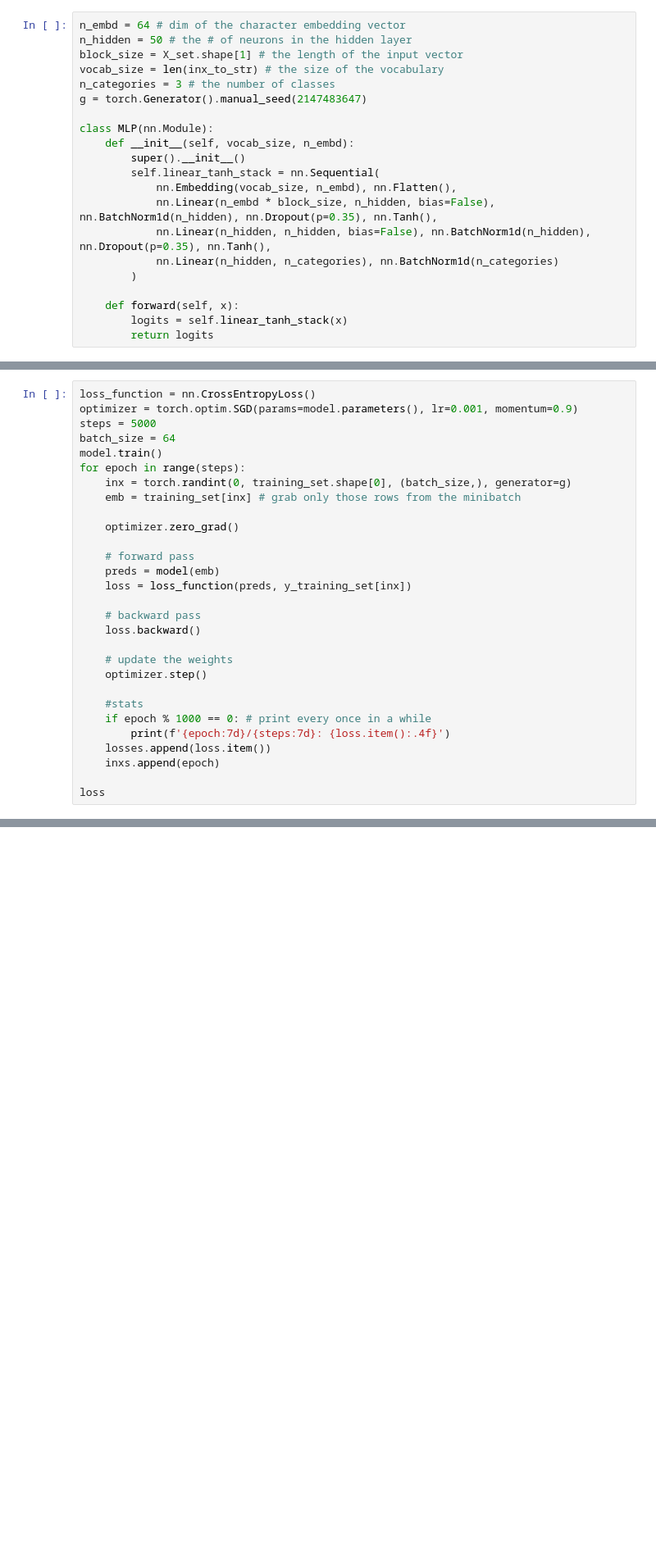
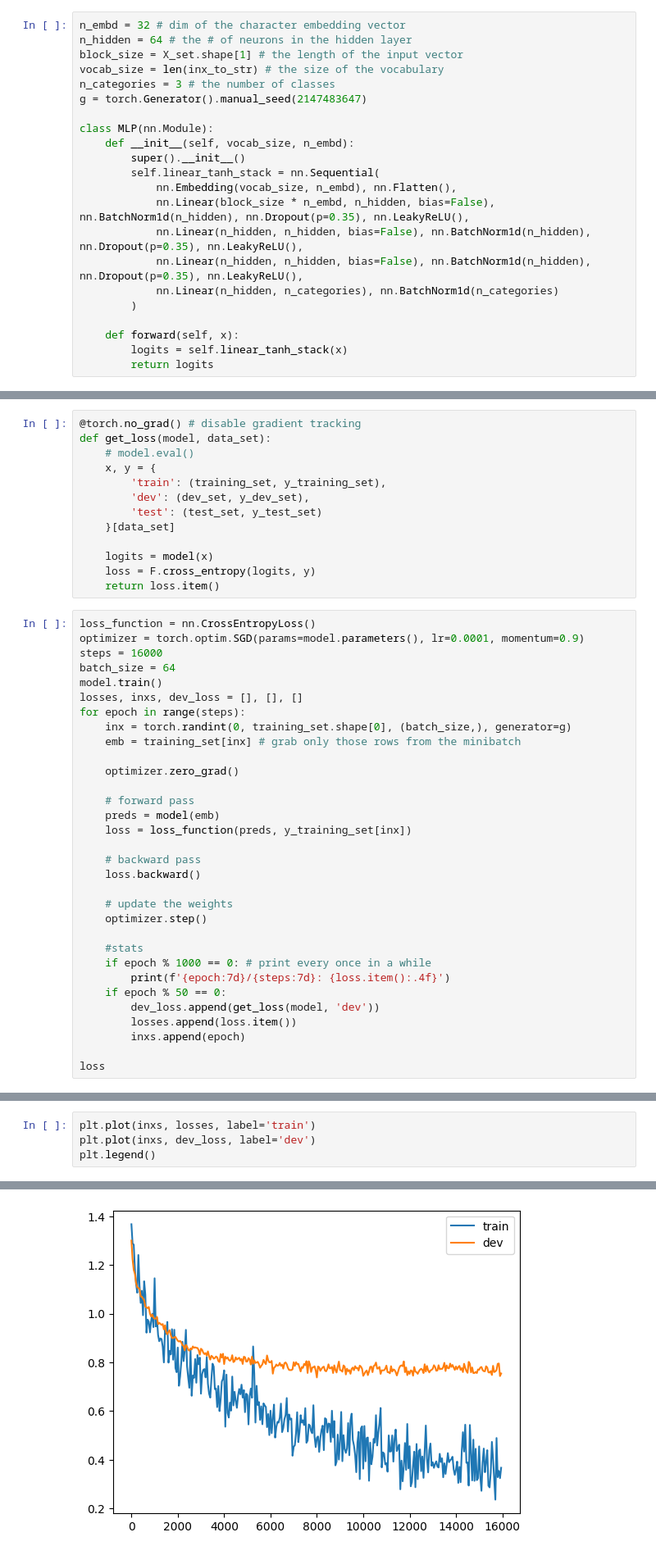
Before and after one commit to adamj34/neural_nets_AK, a Jupyter notebook: sentiment/sentiment_analysis.ipynb, the cells around one changed output, grey strips where cells are left out. Shown: that part at 82% size. Drawn from its saved outputs; the diff is of its cells as text; blank space fills up the shorter version.

```diff
--- a/sentiment/sentiment_analysis.ipynb
+++ b/sentiment/sentiment_analysis.ipynb
@@ -108,8 +108,8 @@ y_test_set = Y_set[train_range+dev_range:]
 
 assert training_set.nelement() + dev_set.nelement() + test_set.nelement() == X_set.nelement(), "Bad split"
 # %%
-n_embd = 64 # dim of the character embedding vector
-n_hidden = 50 # the # of neurons in the hidden layer
+n_embd = 32 # dim of the character embedding vector
+n_hidden = 64 # the # of neurons in the hidden layer
 block_size = X_set.shape[1] # the length of the input vector
 vocab_size = len(inx_to_str) # the size of the vocabulary
 n_categories = 3 # the number of classes
@@ -120,8 +120,9 @@ class MLP(nn.Module):
         super().__init__()
         self.linear_tanh_stack = nn.Sequential(
             nn.Embedding(vocab_size, n_embd), nn.Flatten(),
-            nn.Linear(n_embd * block_size, n_hidden, bias=False), nn.BatchNorm1d(n_hidden), nn.Dropout(p=0.35), nn.Tanh(),
-            nn.Linear(n_hidden, n_hidden, bias=False), nn.BatchNorm1d(n_hidden), nn.Dropout(p=0.35), nn.Tanh(),
+            nn.Linear(block_size * n_embd, n_hidden, bias=False), nn.BatchNorm1d(n_hidden), nn.Dropout(p=0.35), nn.LeakyReLU(),
+            nn.Linear(n_hidden, n_hidden, bias=False), nn.BatchNorm1d(n_hidden), nn.Dropout(p=0.35), nn.LeakyReLU(),
+            nn.Linear(n_hidden, n_hidden, bias=False), nn.BatchNorm1d(n_hidden), nn.Dropout(p=0.35), nn.LeakyReLU(),
             nn.Linear(n_hidden, n_categories), nn.BatchNorm1d(n_categories)
         )
 
@@ -157,9 +160,23 @@ losses, inxs = [], []
+# %%
+@torch.no_grad() # disable gradient tracking
+def get_loss(model, data_set):
+    # model.eval()
+    x, y = {
+        'train': (training_set, y_training_set),
+        'dev': (dev_set, y_dev_set),
+        'test': (test_set, y_test_set)
+    }[data_set]
+
+    logits = model(x)
+    loss = F.cross_entropy(logits, y)
+    return loss.item()
 # %%
 loss_function = nn.CrossEntropyLoss()
-optimizer = torch.optim.SGD(params=model.parameters(), lr=0.001, momentum=0.9)
-steps = 5000
+optimizer = torch.optim.SGD(params=model.parameters(), lr=0.0001, momentum=0.9)
+steps = 16000
 batch_size = 64
 model.train()
+losses, inxs, dev_loss = [], [], []
 for epoch in range(steps):
     inx = torch.randint(0, training_set.shape[0], (batch_size,), generator=g)
     emb = training_set[inx] # grab only those rows from the minibatch
@@ -179,8 +196,10 @@ for epoch in range(steps):
     #stats
     if epoch % 1000 == 0: # print every once in a while
         print(f'{epoch:7d}/{steps:7d}: {loss.item():.4f}')
-    losses.append(loss.item())
-    inxs.append(epoch)
+    if epoch % 50 == 0:
+        dev_loss.append(get_loss(model, 'dev'))
+        losses.append(loss.item())
+        inxs.append(epoch)
 
 loss
 # %% [output]
@@ -216,0 +223,5 @@ dev 0.9113739728927612
+# %%
+plt.plot(inxs, losses, label='train')
+plt.plot(inxs, dev_loss, label='dev')
+plt.legend()
+# %% [output]
@@ -216,0 +229 @@ dev 0.9113739728927612
+[figure, added]
```
Also changed, not shown: parts of 16 cells of this notebook.
